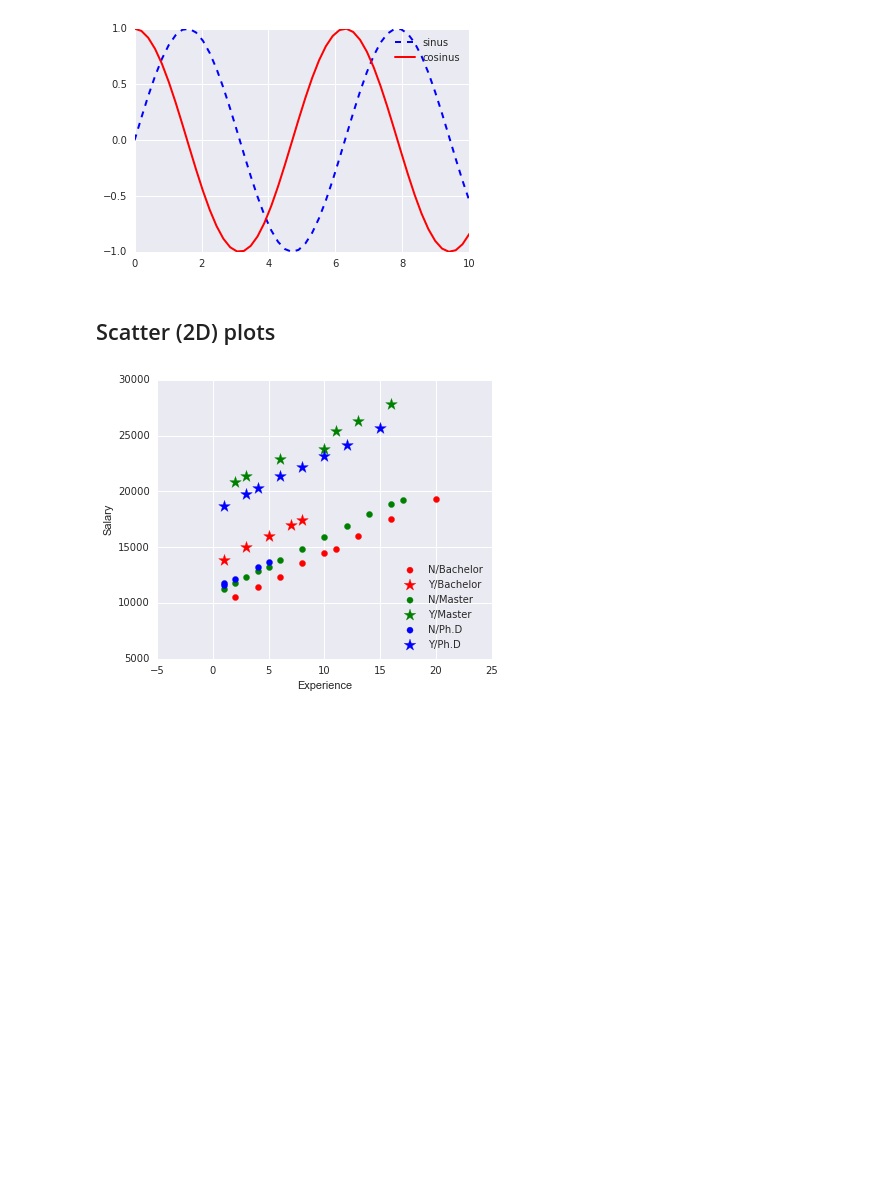
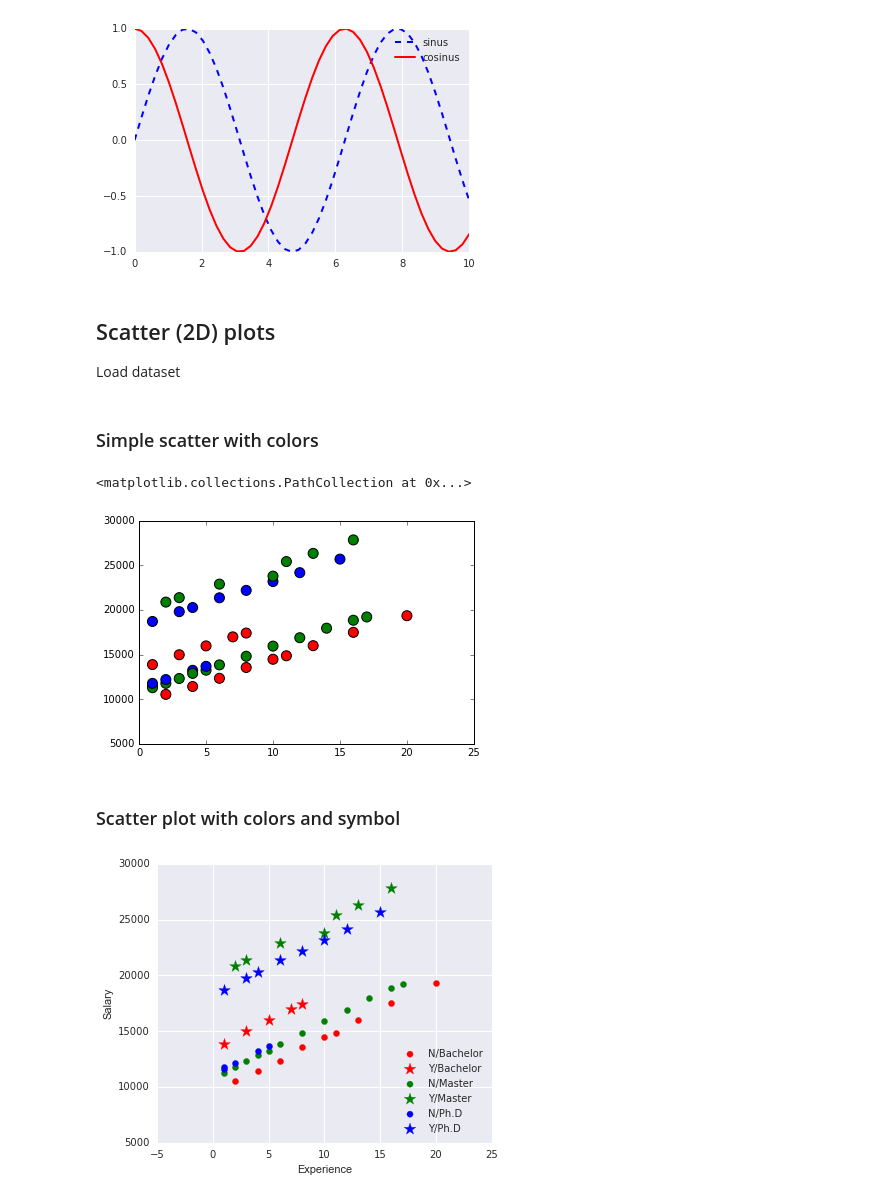
Before and after one commit to neurospin/pystatsml, a Jupyter notebook: notebooks/tools_matplotlib.ipynb, the cells around one changed output. Saved outputs shown, nothing was run; the diff lists cells and outputs as text; code cells hidden in the pictures; blank space fills up the shorter version.

Commit message:
simple scatter color plot

```diff
--- a/notebooks/tools_matplotlib.ipynb
+++ b/notebooks/tools_matplotlib.ipynb
@@ -47,4 +47,25 @@ plt.show()
 [figure]
 # %% [markdown]
 ## Scatter (2D) plots
+
+Load dataset
+# %%
+import pandas as pd
+try:
+    salary = pd.read_csv("../data/salary_table.csv")
+except:
+    url = 'https://raw.github.com/duchesnay/pylearn-doc/master/data/salary_table.csv'
+    salary = pd.read_csv(url)
+
+df = salary
+# %% [markdown]
+### Simple scatter with colors
+# %%
+colors = colors_edu = {'Bachelor':'r', 'Master':'g', 'Ph.D':'blue'}
+plt.scatter(df['experience'], df['salary'], c=df['education'].apply(lambda x: colors[x]), s=100)
+# %% [output]
+<matplotlib.collections.PathCollection at 0x...>
+[figure, added]
+# %% [markdown]
+### Scatter plot with colors and symbol
 # %%
```
Also changed, not shown: parts of 2 cells of this notebook.
